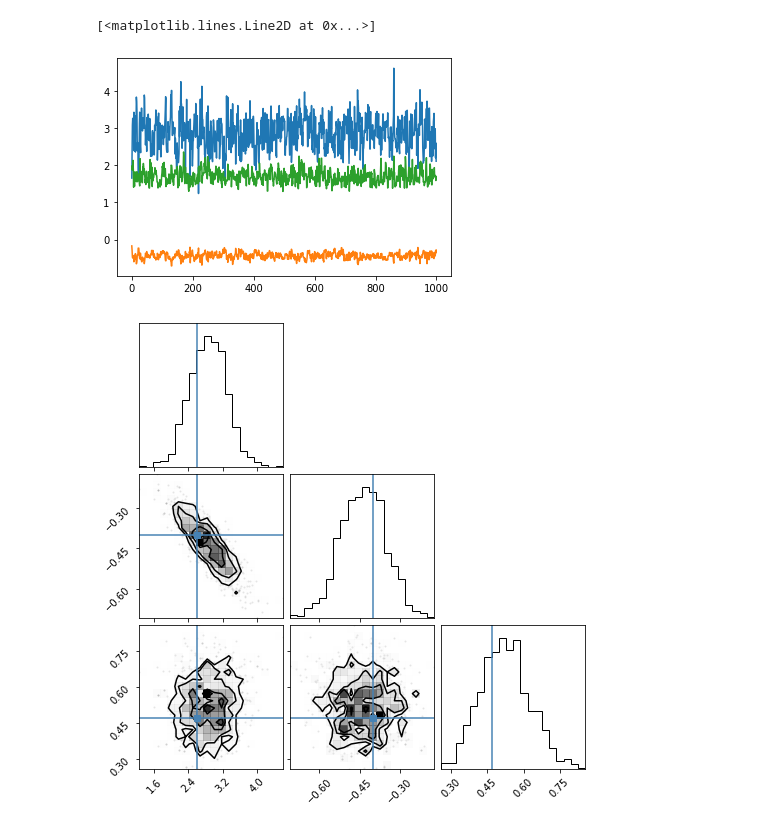
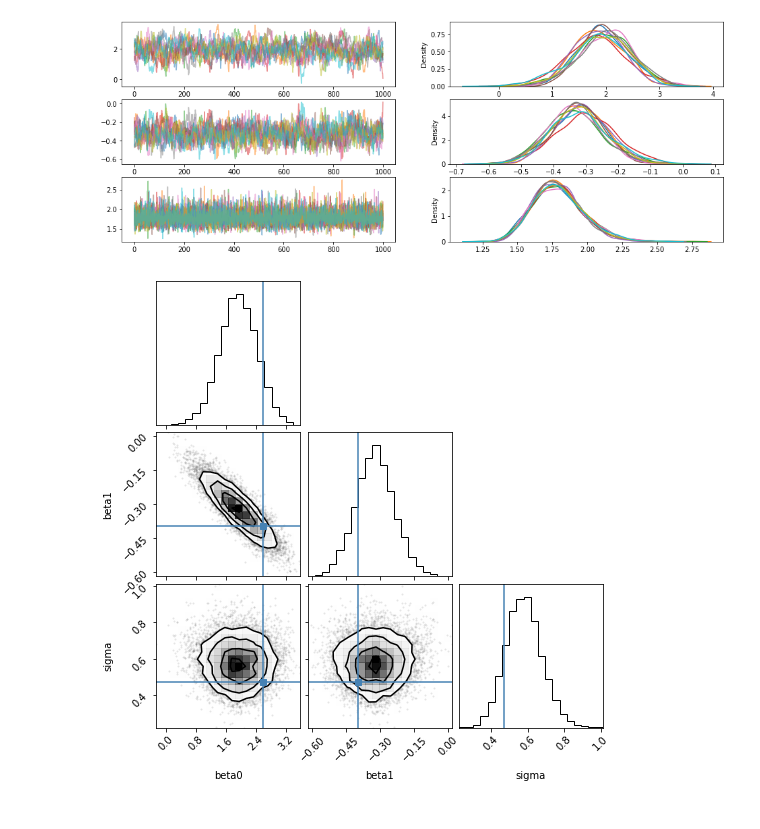
Before and after one commit to al-jshen/gaul, a Jupyter notebook: examples/linreg.ipynb, the cells around one changed output. Cells and saved outputs as stored; diff of their text form; code cells hidden in the pictures.

```diff
--- a/examples/linreg.ipynb
+++ b/examples/linreg.ipynb
@@ -61,17 +49,38 @@ def ln_unnormalized_posterior(params):
 # %%
-params = jnp.ones(3)
-params = sgd(ln_unnormalized_posterior, params, 5e-7, 1000)
+params = dict(
+    beta0=jnp.zeros(1),
+    beta1=jnp.zeros(1),
+    sigma=jnp.zeros(1),
+)
+
+data = dict(
+    x=x,
+    y=y,
+)
+
+@jax.jit
+def ln_unnormalized_posterior(params):
+    return ln_posterior(params, data)
 # %%
-samples, momentum = hmc.sample(ln_unnormalized_posterior, params, step_size=5e-2)
+samples, momentum = hmc.sample(ln_unnormalized_posterior, params, n_chains=10, n_samples=1000, n_warmup=2000, leapfrog_steps=15, step_size=1.5e-2)
+# %%
+flatten = lambda t: jax.tree_util.tree_map(lambda x: x.reshape(x.shape[0], -1), t)
+# %%
+samples = flatten(samples)
+momentum = flatten(momentum)
 # %%
-plt.plot(samples[:,0])
-plt.plot(samples[:,1])
-plt.plot(jnp.exp(samples[:,2]))
+fig, ax = plt.subplots(3, 2, figsize=(16, 6))
+for i in range(10):
+    ax[0,0].plot(samples['beta0'][i], alpha=0.5)
+    ax[1,0].plot(samples['beta1'][i], alpha=0.5)
+    ax[2,0].plot(jnp.exp(samples['sigma'][i]), alpha=0.5)
+    sns.kdeplot(samples['beta0'][i], ax=ax[0,1])
+    sns.kdeplot(samples['beta1'][i], ax=ax[1,1])
+    sns.kdeplot(jnp.exp(samples['sigma'][i]), ax=ax[2,1])
 # %% [output]
-[<matplotlib.lines.Line2D at 0x...>]
-[figure, old version]
+[figure, new version]
 # %%
-corner.corner(np.array(samples), truths=(beta0, beta1, jnp.log(sigma)));
+corner.corner(samples, truths=(beta0, beta1, jnp.log(sigma)));
 # %% [output]
-[figure, old version]
+[figure, new version]
 # %%
```
Also changed, not shown: parts of 5 cells of this notebook, 1 other file.
